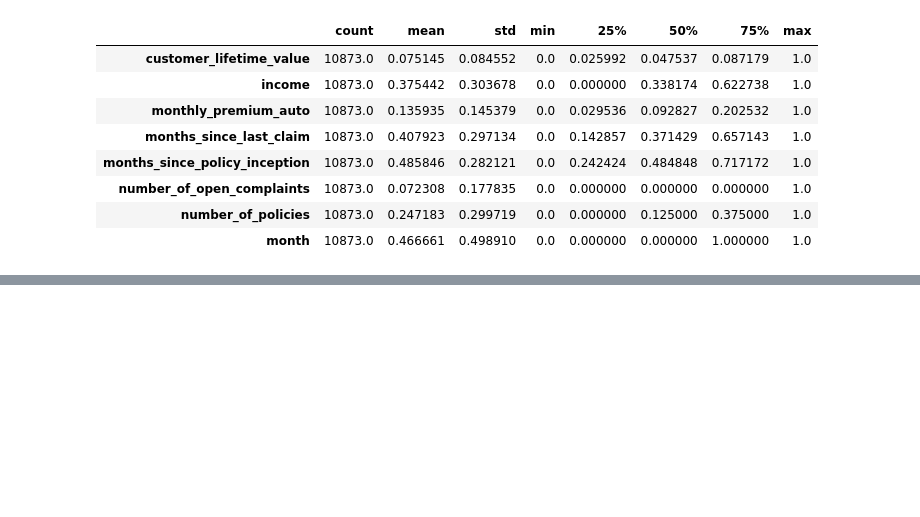
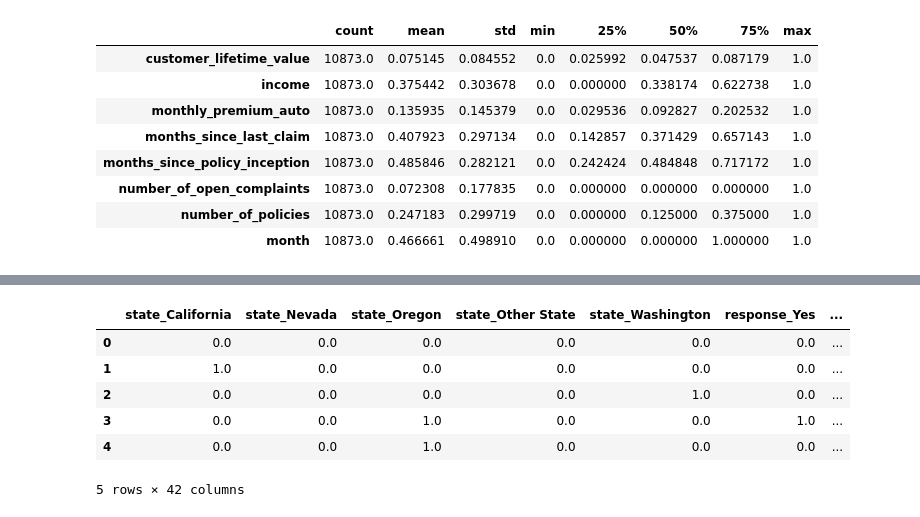
Before and after one commit to Simao-Lopes/lab-customer-analysis-round-2, a Jupyter notebook: files_for_lab/csv_files/Lab Solution.ipynb, the cells around one changed output, grey strips where cells are left out. Saved outputs shown, nothing was run; the diff lists cells and outputs as text; code cells hidden in the pictures; blank space fills up the shorter version.

```diff
--- a/files_for_lab/csv_files/Lab Solution.ipynb
+++ b/files_for_lab/csv_files/Lab Solution.ipynb
@@ -548,0 +561,17 @@ X_normalized.describe().T
+# %%
+from sklearn.preprocessing import OneHotEncoder
+
+encoder = OneHotEncoder(drop='first').fit(X_cat)
+encoded = encoder.transform(X_cat).toarray()
+cols = encoder.get_feature_names(input_features=X_cat.columns)
+onehot_encoded = pd.DataFrame(encoded, columns=cols)
+
+onehot_encoded.head()
+# %% [output]
+|  | state_California | state_Nevada | state_Oregon | state_Other State | state_Washington | response_Yes | ... |
+| 0 | 0.0 | 0.0 | 0.0 | 0.0 | 0.0 | 0.0 | ... |
+| 1 | 1.0 | 0.0 | 0.0 | 0.0 | 0.0 | 0.0 | ... |
+| 2 | 0.0 | 0.0 | 0.0 | 0.0 | 1.0 | 0.0 | ... |
+| 3 | 0.0 | 0.0 | 1.0 | 0.0 | 0.0 | 1.0 | ... |
+| 4 | 0.0 | 0.0 | 1.0 | 0.0 | 0.0 | 0.0 | ... |
+5 rows × 42 columns
```
Also changed, not shown: parts of 17 cells of this notebook.
